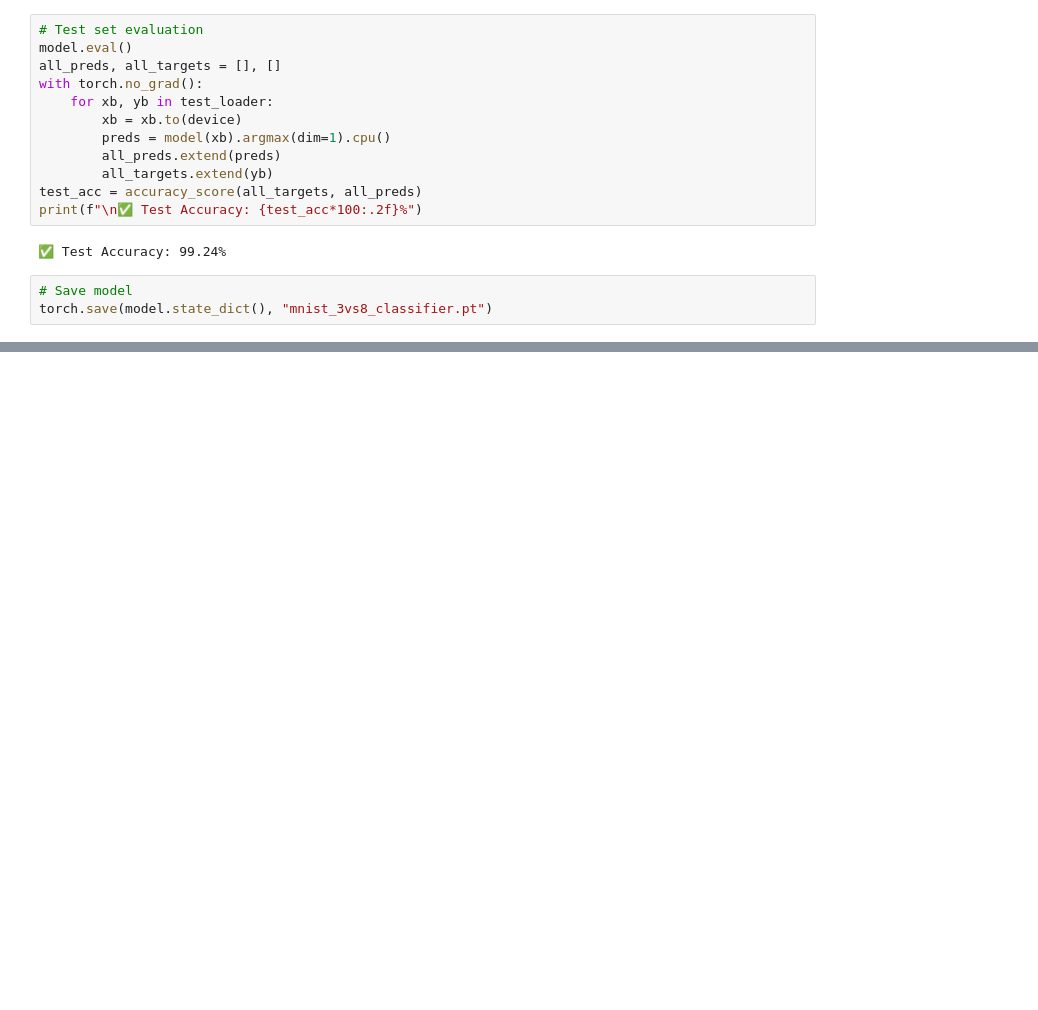
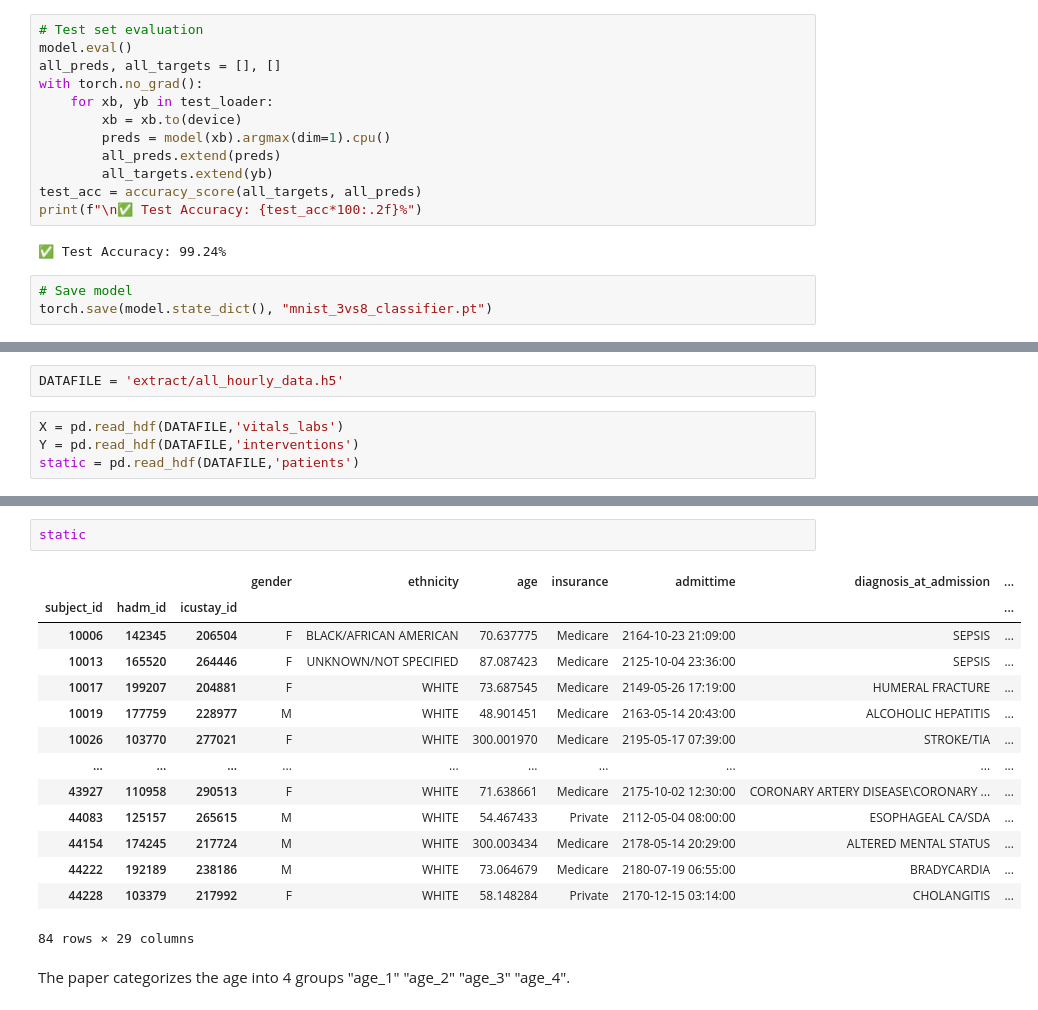
Before and after one commit to zubairlalani/CS598DLHFinalProject, a Jupyter notebook: DLHFinalProject.ipynb, the cells around one changed output, grey strips where cells are left out. Drawn from its saved outputs; the diff is of its cells as text; blank space fills up the shorter version.

Commit message:
More preprocessing using extracted data from MIMIC Extract

```diff
--- a/DLHFinalProject.ipynb
+++ b/DLHFinalProject.ipynb
@@ -339,0 +483,6 @@ fatal: not a git repository (or any of the parent directories): .git
+# %%
+DATAFILE = 'extract/all_hourly_data.h5'
+# %%
+X = pd.read_hdf(DATAFILE,'vitals_labs')
+Y = pd.read_hdf(DATAFILE,'interventions')
+static = pd.read_hdf(DATAFILE,'patients')
@@ -339,0 +584,19 @@ fatal: not a git repository (or any of the parent directories): .git
+# %%
+static
+# %% [output]
+|  |  |  | gender | ethnicity | age | insurance | admittime | diagnosis_at_admission | ... |
+| subject_id | hadm_id | icustay_id |  |  |  |  |  |  | ... |
+| 10006 | 142345 | 206504 | F | BLACK/AFRICAN AMERICAN | 70.637775 | Medicare | 2164-10-23 21:09:00 | SEPSIS | ... |
+| 10013 | 165520 | 264446 | F | UNKNOWN/NOT SPECIFIED | 87.087423 | Medicare | 2125-10-04 23:36:00 | SEPSIS | ... |
+| 10017 | 199207 | 204881 | F | WHITE | 73.687545 | Medicare | 2149-05-26 17:19:00 | HUMERAL FRACTURE | ... |
+| 10019 | 177759 | 228977 | M | WHITE | 48.901451 | Medicare | 2163-05-14 20:43:00 | ALCOHOLIC HEPATITIS | ... |
+| 10026 | 103770 | 277021 | F | WHITE | 300.001970 | Medicare | 2195-05-17 07:39:00 | STROKE/TIA | ... |
+| ... | ... | ... | ... | ... | ... | ... | ... | ... | ... |
+| 43927 | 110958 | 290513 | F | WHITE | 71.638661 | Medicare | 2175-10-02 12:30:00 | CORONARY ARTERY DISEASE\CORONARY ... | ... |
+| 44083 | 125157 | 265615 | M | WHITE | 54.467433 | Private | 2112-05-04 08:00:00 | ESOPHAGEAL CA/SDA | ... |
+| 44154 | 174245 | 217724 | M | WHITE | 300.003434 | Medicare | 2178-05-14 20:29:00 | ALTERED MENTAL STATUS | ... |
+| 44222 | 192189 | 238186 | M | WHITE | 73.064679 | Medicare | 2180-07-19 06:55:00 | BRADYCARDIA | ... |
+| 44228 | 103379 | 217992 | F | WHITE | 58.148284 | Private | 2170-12-15 03:14:00 | CHOLANGITIS | ... |
+84 rows × 29 columns
+# %% [markdown]
+The paper categorizes the age into 4 groups "age_1" "age_2" "age_3" "age_4".
```
Also changed, not shown: parts of 71 cells of this notebook.
